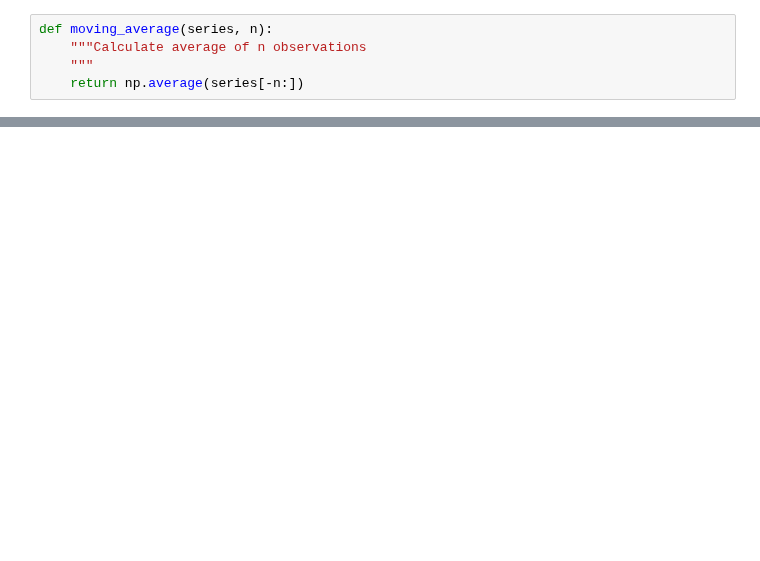
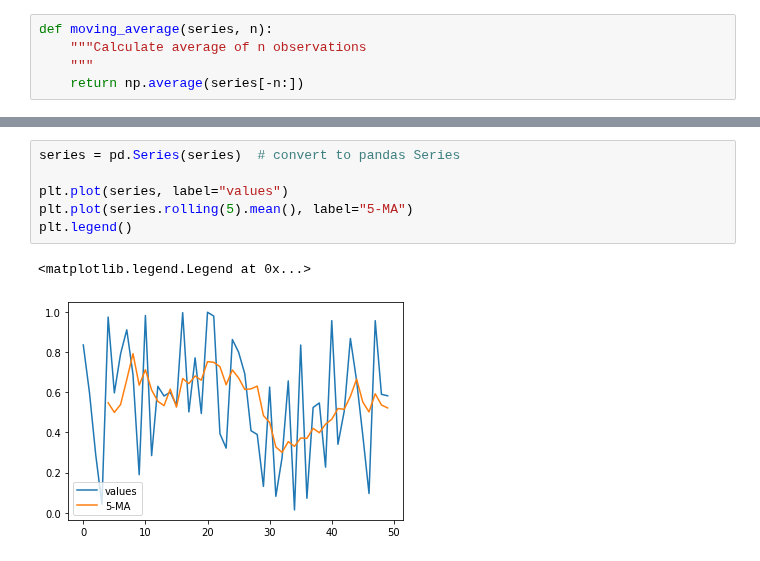
Before and after one commit to adevrent/wqu_mscfe, a Jupyter notebook: Financial Data/M6/L2_req.ipynb, the cells around one changed output, grey strips where cells are left out. Drawn from its saved outputs; the diff is of its cells as text; blank space fills up the shorter version.

```diff
--- a/Financial Data/M6/L2_req.ipynb
+++ b/Financial Data/M6/L2_req.ipynb
@@ -48,0 +51,9 @@ array([2, 3, 4])
+# %%
+series = pd.Series(series)  # convert to pandas Series
+
+plt.plot(series, label="values")
+plt.plot(series.rolling(5).mean(), label="5-MA")
+plt.legend()
+# %% [output]
+<matplotlib.legend.Legend at 0x...>
+[figure, added]
```
Also changed, not shown: parts of 7 cells of this notebook.
